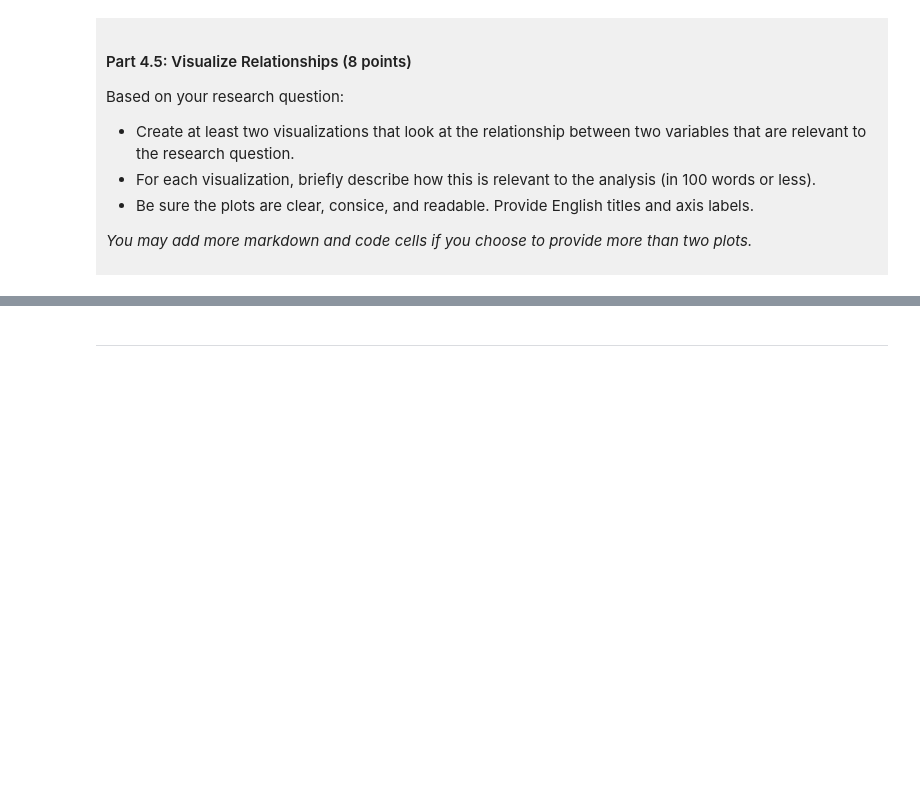
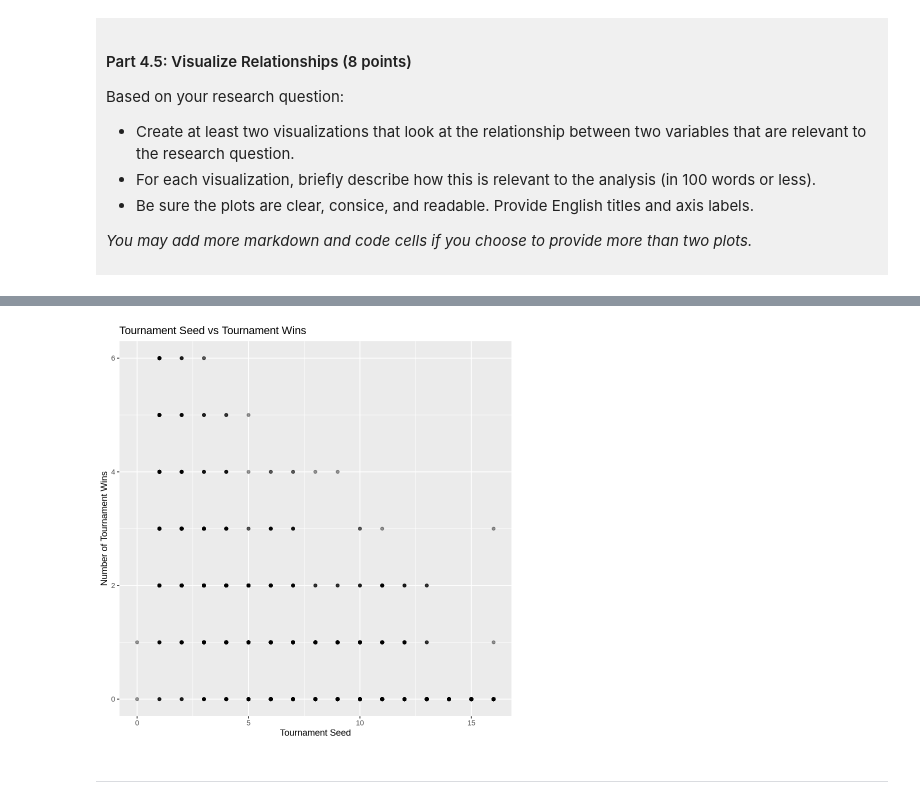
Before and after one commit to elxaxor/dsci-100-project-Jungbin-Lee, a Jupyter notebook: dsci-100-project-notebook.ipynb, the cells around one changed output, grey strips where cells are left out. Cells and saved outputs as stored; diff of their text form; code cells hidden in the pictures; blank space fills up the shorter version.

```diff
--- a/dsci-100-project-notebook.ipynb
+++ b/dsci-100-project-notebook.ipynb
@@ -319,5 +396,13 @@ Visualization 2: %%% EDIT THIS MARKDOWN CELL%%%
 # %%
-### EDIT THIS CODE CELL FOR VISUALIZATION 2###
+# relationship between tournament seed and tournament wins
+basketball_data_tidy |>
+ggplot(aes(x = seed, y = tourney_wins)) +
+geom_point(alpha = 0.4) +
+labs(title = "Tournament Seed vs Tournament Wins",
+     x = "Tournament Seed",
+     y = "Number of Tournament Wins")
+# %% [output]
+[figure, added]
 # %% [markdown]
 ------
 # %% [markdown]
```
Also changed, not shown: parts of 10 cells of this notebook.
